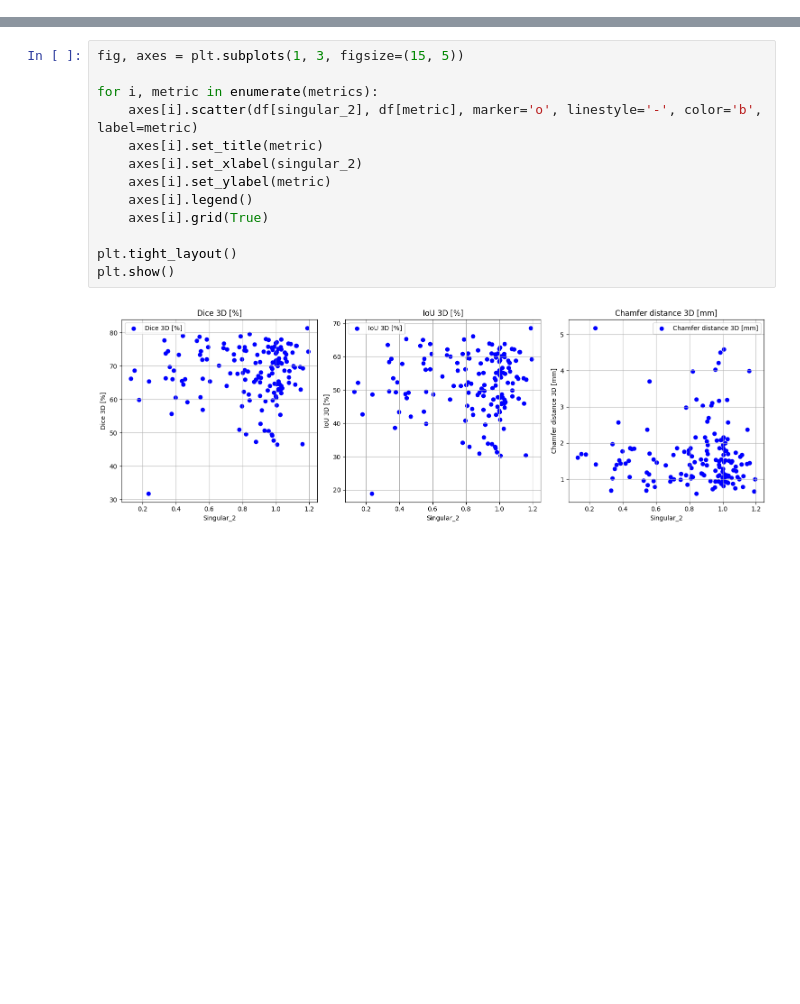
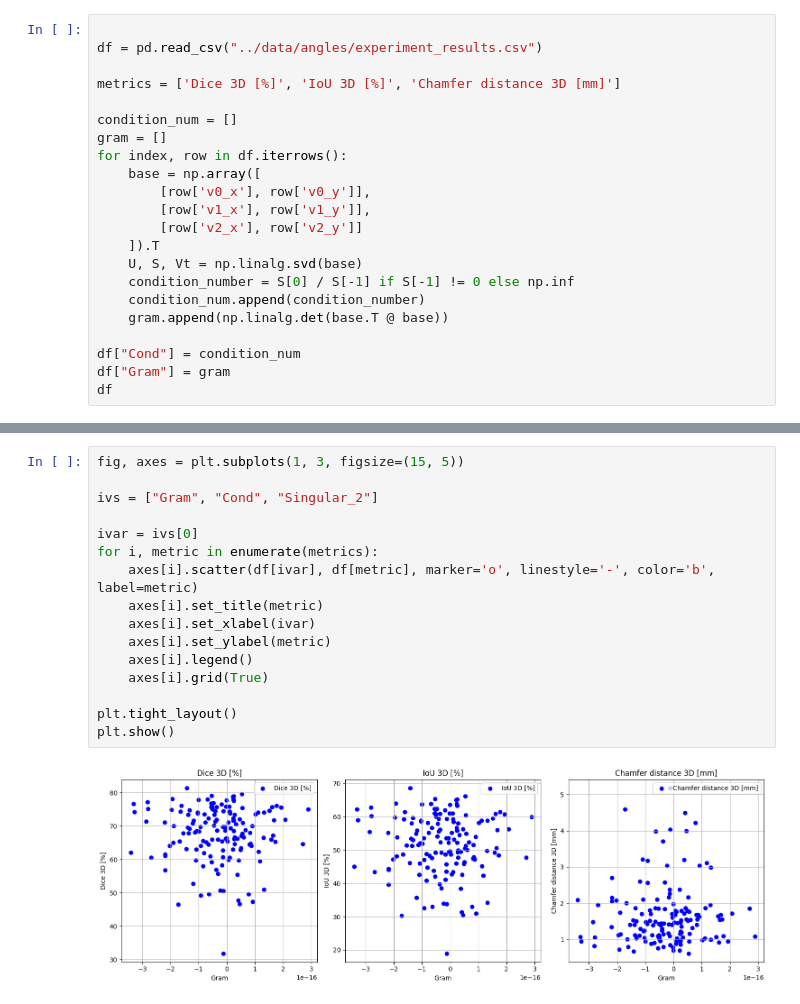
Before and after one commit to cvlab-ai/visual-hull-experiments, a Jupyter notebook: notebooks/angles.ipynb, the cells around one changed output, grey strips where cells are left out. Drawn from its saved outputs; the diff is of its cells as text; blank space fills up the shorter version.

Commit message:
fixup! carried out angles experiment

```diff
--- a/notebooks/angles.ipynb
+++ b/notebooks/angles.ipynb
@@ -26,0 +6,22 @@ df
+# %%
+
+df = pd.read_csv("../data/angles/experiment_results.csv")
+
+metrics = ['Dice 3D [%]', 'IoU 3D [%]', 'Chamfer distance 3D [mm]']
+
+condition_num = []
+gram = []
+for index, row in df.iterrows():
+    base = np.array([
+        [row['v0_x'], row['v0_y']],
+        [row['v1_x'], row['v1_y']],
+        [row['v2_x'], row['v2_y']]
+    ]).T
+    U, S, Vt = np.linalg.svd(base)
+    condition_number = S[0] / S[-1] if S[-1] != 0 else np.inf
+    condition_num.append(condition_number)
+    gram.append(np.linalg.det(base.T @ base))
+
+df["Cond"] = condition_num
+df["Gram"] = gram
+df
@@ -27,15 +42,18 @@ df
 # %%
 fig, axes = plt.subplots(1, 3, figsize=(15, 5))
 
+ivs = ["Gram", "Cond", "Singular_2"]
+
+ivar = ivs[0]
 for i, metric in enumerate(metrics):
-    axes[i].scatter(df[singular_2], df[metric], marker='o', linestyle='-', color='b', label=metric)
+    axes[i].scatter(df[ivar], df[metric], marker='o', linestyle='-', color='b', label=metric)
     axes[i].set_title(metric)
-    axes[i].set_xlabel(singular_2)
+    axes[i].set_xlabel(ivar)
     axes[i].set_ylabel(metric)
     axes[i].legend()
     axes[i].grid(True)
 
 plt.tight_layout()
 plt.show()
 # %% [output]
-[figure, old version]
+[figure, new version]
```
Also changed, not shown: parts of 5 cells of this notebook.
